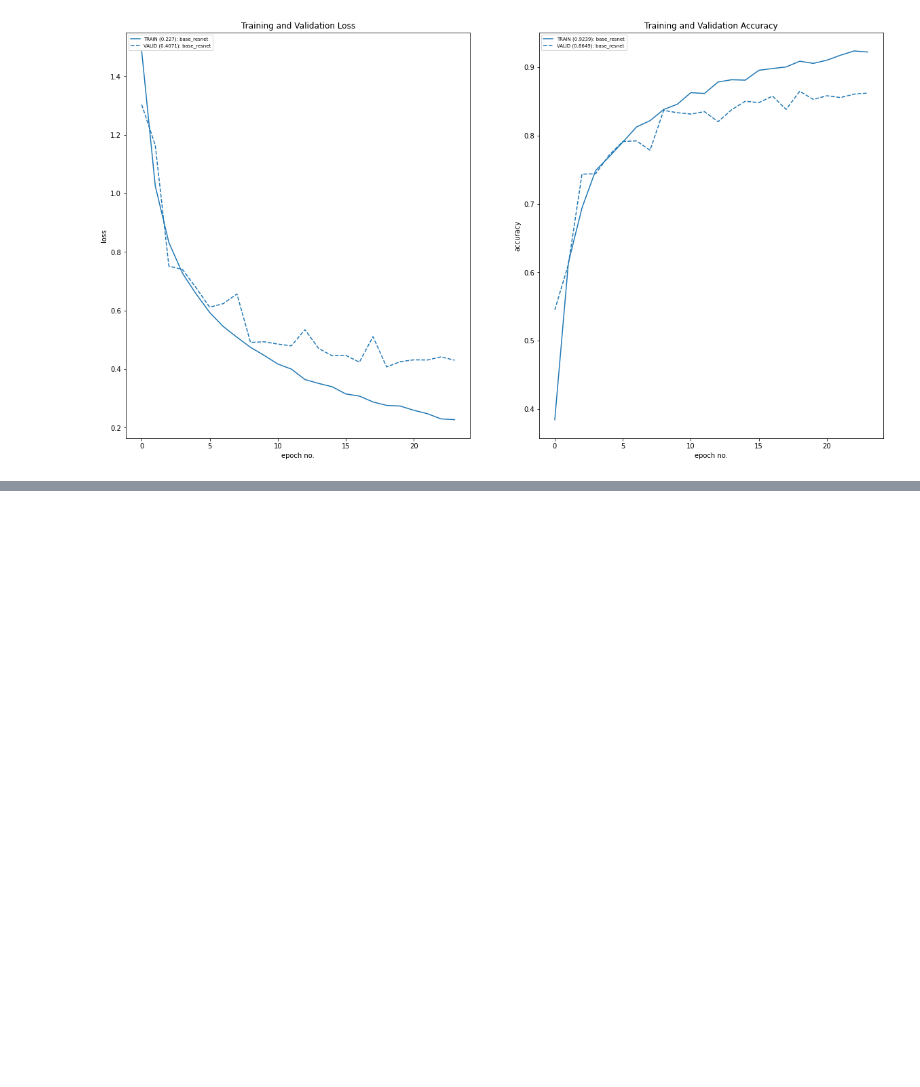
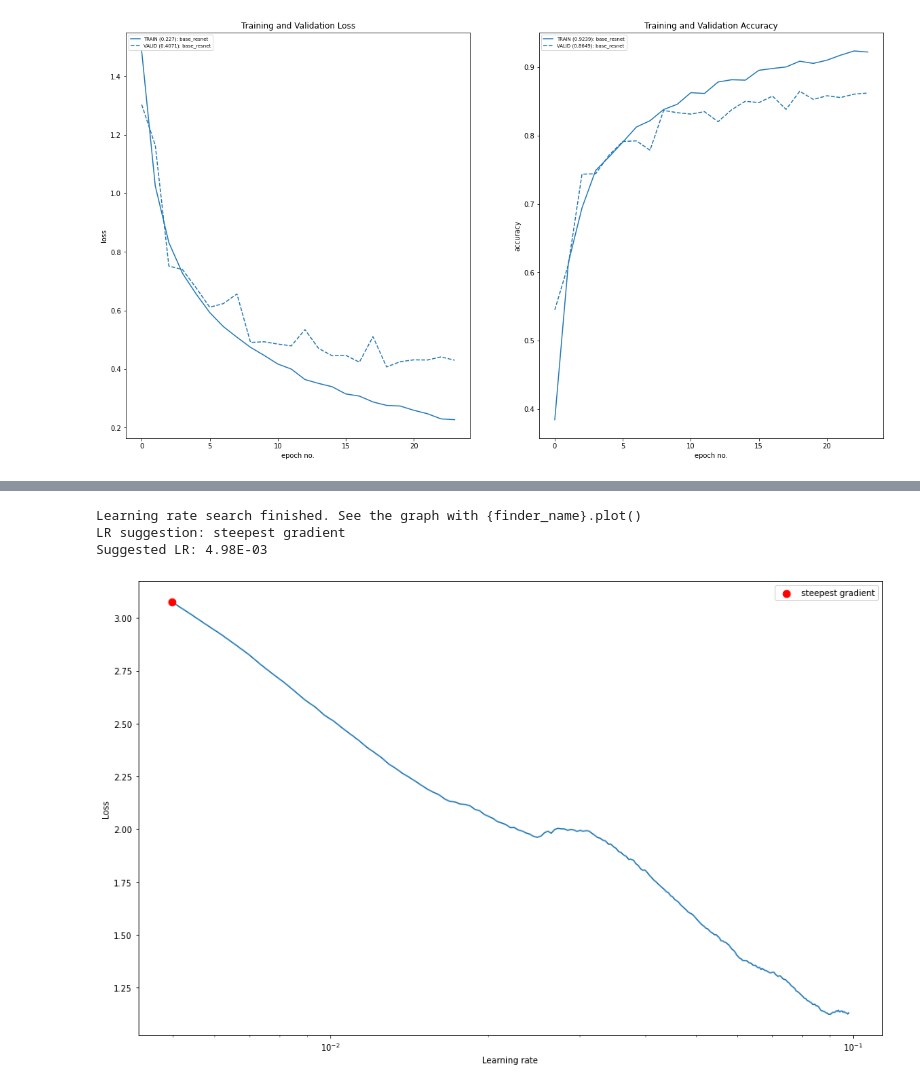
Before and after one commit to soutrik71/advanced_vision_modules_pytorch, a Jupyter notebook: notebook/Session10/assignment.ipynb, the cells around one changed output, grey strips where cells are left out. Cells and saved outputs as stored; diff of their text form; code cells hidden in the pictures; blank space fills up the shorter version.

```diff
--- a/notebook/Session10/assignment.ipynb
+++ b/notebook/Session10/assignment.ipynb
@@ -203,0 +206,3 @@ plot_loss_accuracy(
+# %%
+resnet_model = ResnetNetwork(in_channels=3, num_classes=num_classes).to(device)
+summary(resnet_model, input_size=(1,3, 32, 32))
@@ -203,0 +227,23 @@ plot_loss_accuracy(
+# %%
+model, optimizer, criterion, metric, early_stopping = model_drivers(
+    model=resnet_model,
+    learning_rate=learning_rate,
+    device=device,
+    num_classes=num_classes,
+    model_name="resnet_model_cyclical.pt",
+)
+# %%
+suggested_lr(
+    model=resnet_model,
+    optimizer=optimizer,
+    criterion=criterion,
+    device=device,
+    train_loader=train_loader,
+    end_lr=0.1,
+    num_iter=250,
+)
+# %% [output]
+Learning rate search finished. See the graph with {finder_name}.plot()
+LR suggestion: steepest gradient
+Suggested LR: 4.98E-03
+[figure, added]
```
Also changed, not shown: parts of 6 cells of this notebook, 2 other files.
